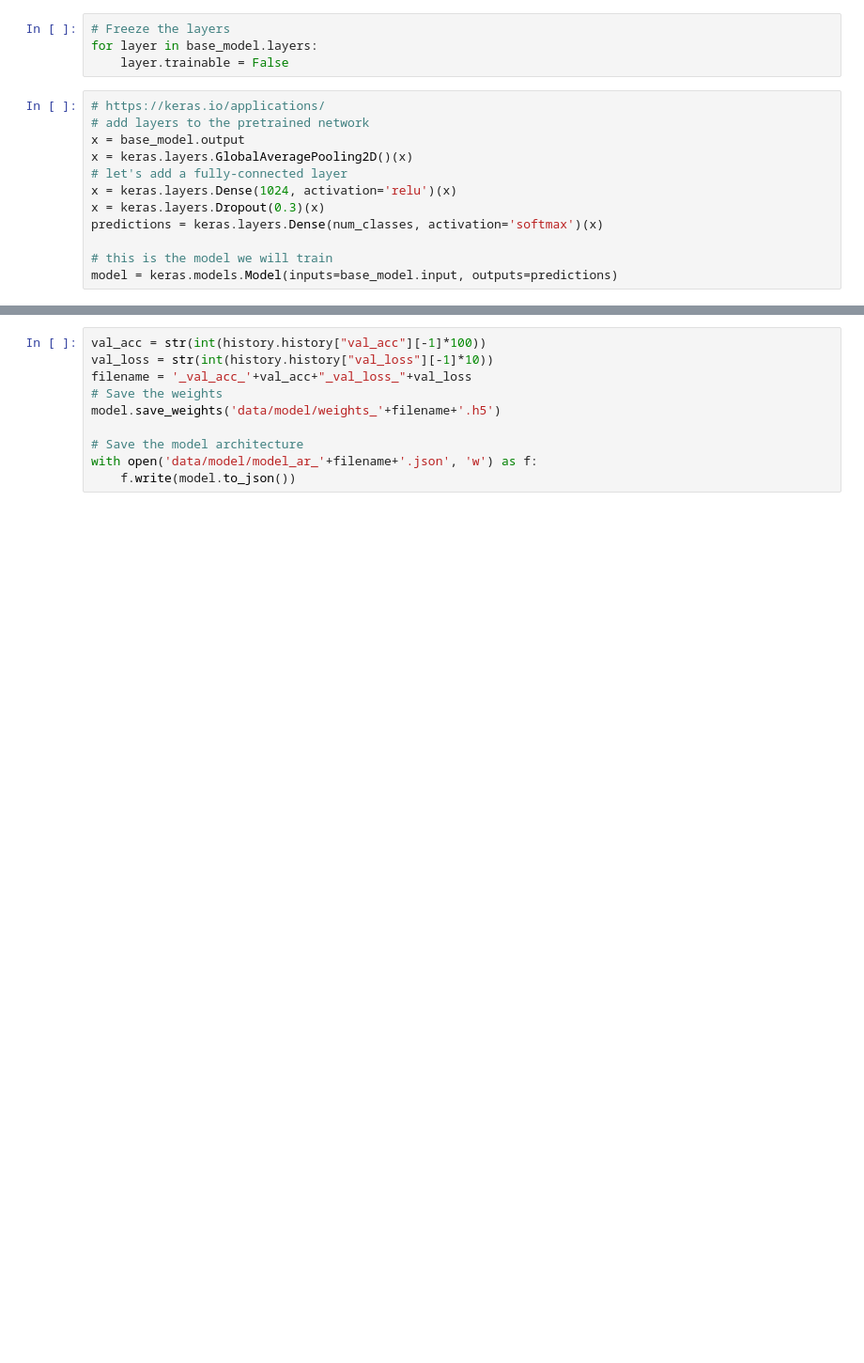
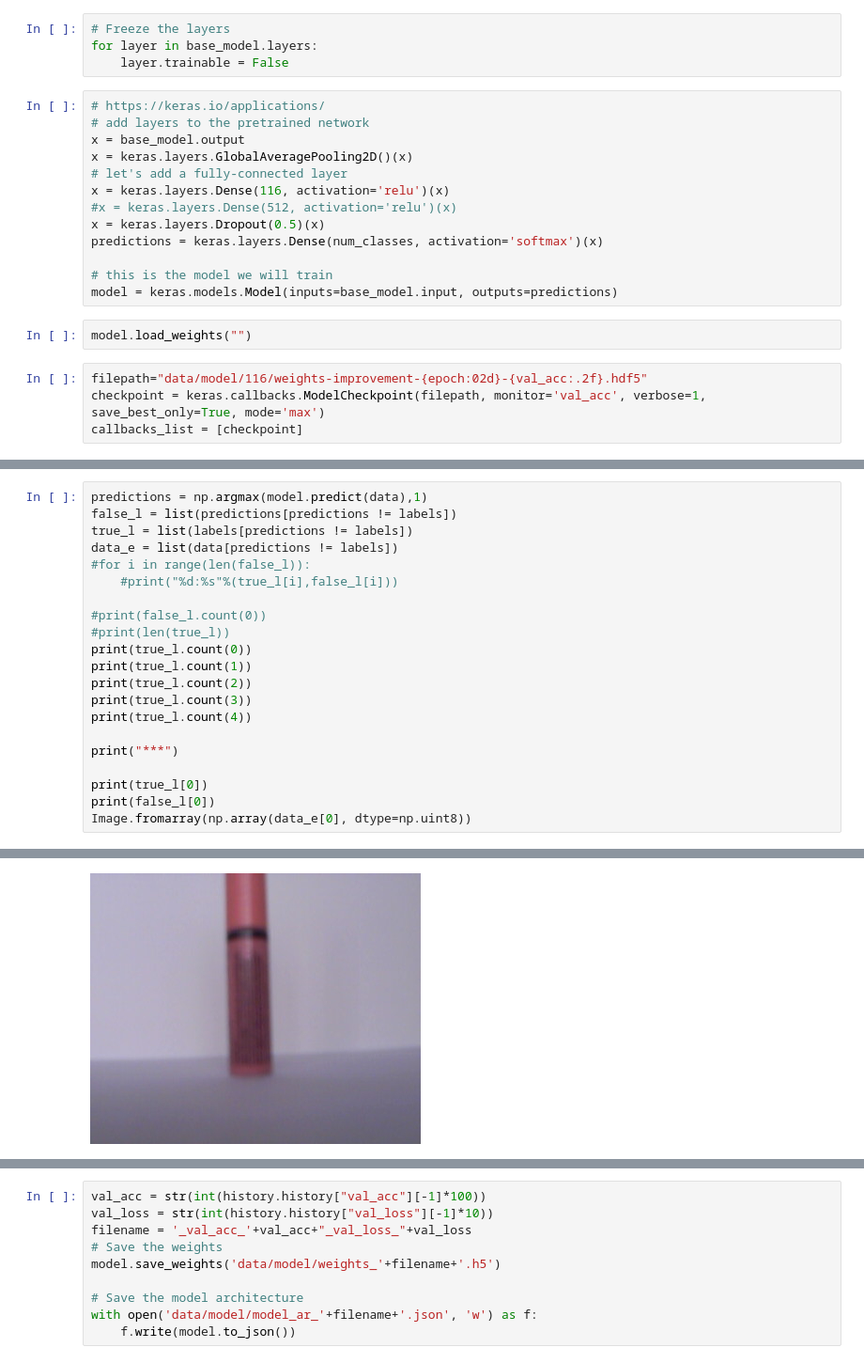
Before and after one commit to ryzheboka/Seminarkurs, a Jupyter notebook: image_processing/Train.ipynb, the cells around one changed output, grey strips where cells are left out. Shown: that part at 94% size. Saved outputs shown, nothing was run; the diff lists cells and outputs as text; blank space fills up the shorter version.

```diff
--- a/image_processing/Train.ipynb
+++ b/image_processing/Train.ipynb
@@ -39,12 +42,19 @@ for layer in base_model.layers:
 x = base_model.output
 x = keras.layers.GlobalAveragePooling2D()(x)
 # let's add a fully-connected layer
-x = keras.layers.Dense(1024, activation='relu')(x)
-x = keras.layers.Dropout(0.3)(x)
+x = keras.layers.Dense(116, activation='relu')(x)
+#x = keras.layers.Dense(512, activation='relu')(x)
+x = keras.layers.Dropout(0.5)(x)
 predictions = keras.layers.Dense(num_classes, activation='softmax')(x)
 
 # this is the model we will train
 model = keras.models.Model(inputs=base_model.input, outputs=predictions)
+# %%
+model.load_weights("")
+# %%
+filepath="data/model/116/weights-improvement-{epoch:02d}-{val_acc:.2f}.hdf5"
+checkpoint = keras.callbacks.ModelCheckpoint(filepath, monitor='val_acc', verbose=1, save_best_only=True, mode='max')
+callbacks_list = [checkpoint]
 # %%
 # Compile the model
 model.compile(loss='categorical_crossentropy',
@@ -94,0 +85,22 @@ for i, layer in enumerate(base_model.layers):
+# %%
+predictions = np.argmax(model.predict(data),1)
+false_l = list(predictions[predictions != labels])
+true_l = list(labels[predictions != labels])
+data_e = list(data[predictions != labels])
+#for i in range(len(false_l)):
+    #print("%d:%s"%(true_l[i],false_l[i]))
+
+#print(false_l.count(0))
+#print(len(true_l))
+print(true_l.count(0))
+print(true_l.count(1))
+print(true_l.count(2))
+print(true_l.count(3))
+print(true_l.count(4))
+
+print("***")
+
+print(true_l[0])
+print(false_l[0])
+Image.fromarray(np.array(data_e[0], dtype=np.uint8))
+# %% [output]
@@ -94,0 +115 @@ for i, layer in enumerate(base_model.layers):
+[figure, added]
```
Also changed, not shown: parts of 9 cells of this notebook.
